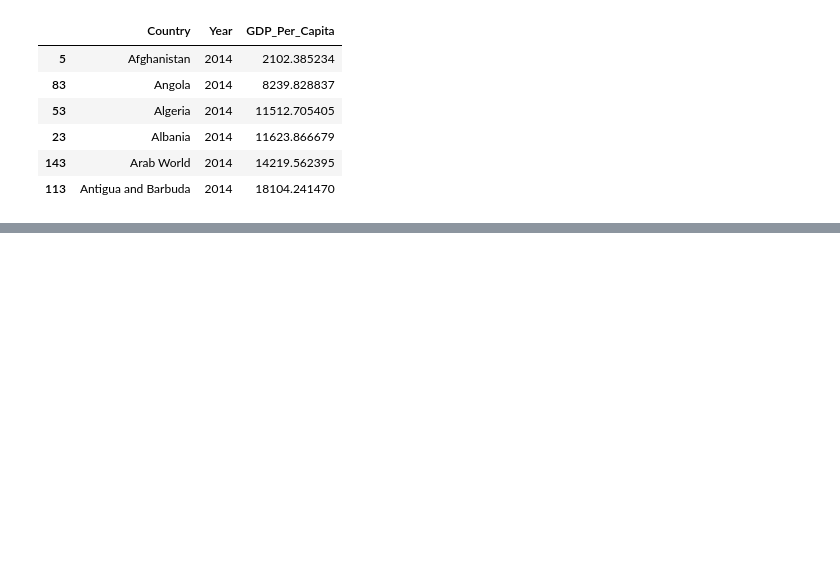
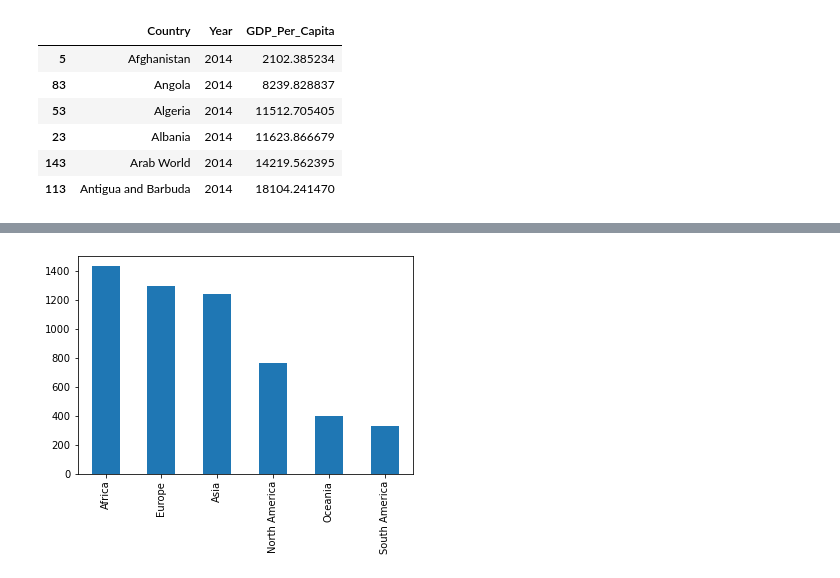
Before and after one commit to nss-data-science-cohort-5/un_exploration-CReihsmann, a Jupyter notebook: notebooks/un-exploration/UN_Data_Exploration.ipynb, the cells around one changed output, grey strips where cells are left out. Saved outputs shown, nothing was run; the diff lists cells and outputs as text; code cells hidden in the pictures; blank space fills up the shorter version.

```diff
--- a/notebooks/un-exploration/UN_Data_Exploration.ipynb
+++ b/notebooks/un-exploration/UN_Data_Exploration.ipynb
@@ -209,0 +191,9 @@ plt.show()
+# %%
+continents = pd.read_csv("../../data/continents.csv", engine='python')
+# %%
+gdp_df = pd.merge(gdp_df, continents, on="Country")
+# %%
+gdp_df['Continent'].value_counts().plot(kind='bar')
+plt.show()
+# %% [output]
+[figure, added]
```
Also changed, not shown: parts of 17 cells of this notebook.
